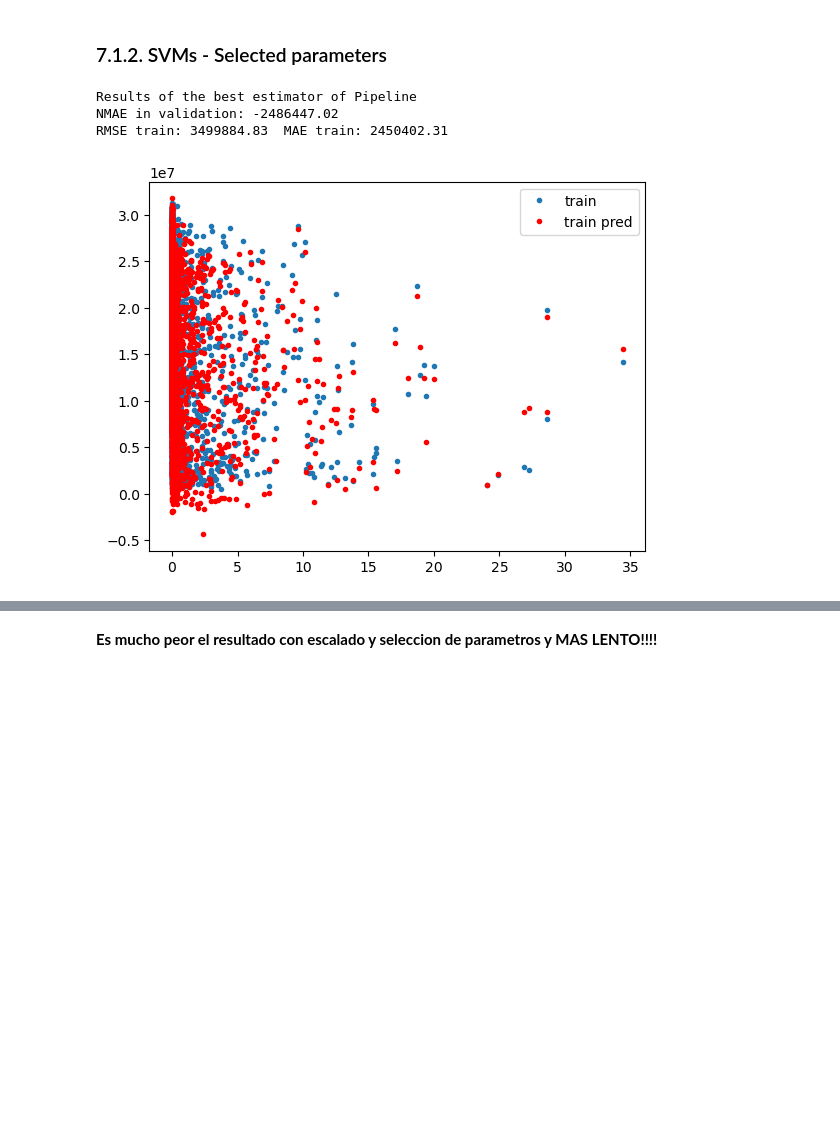
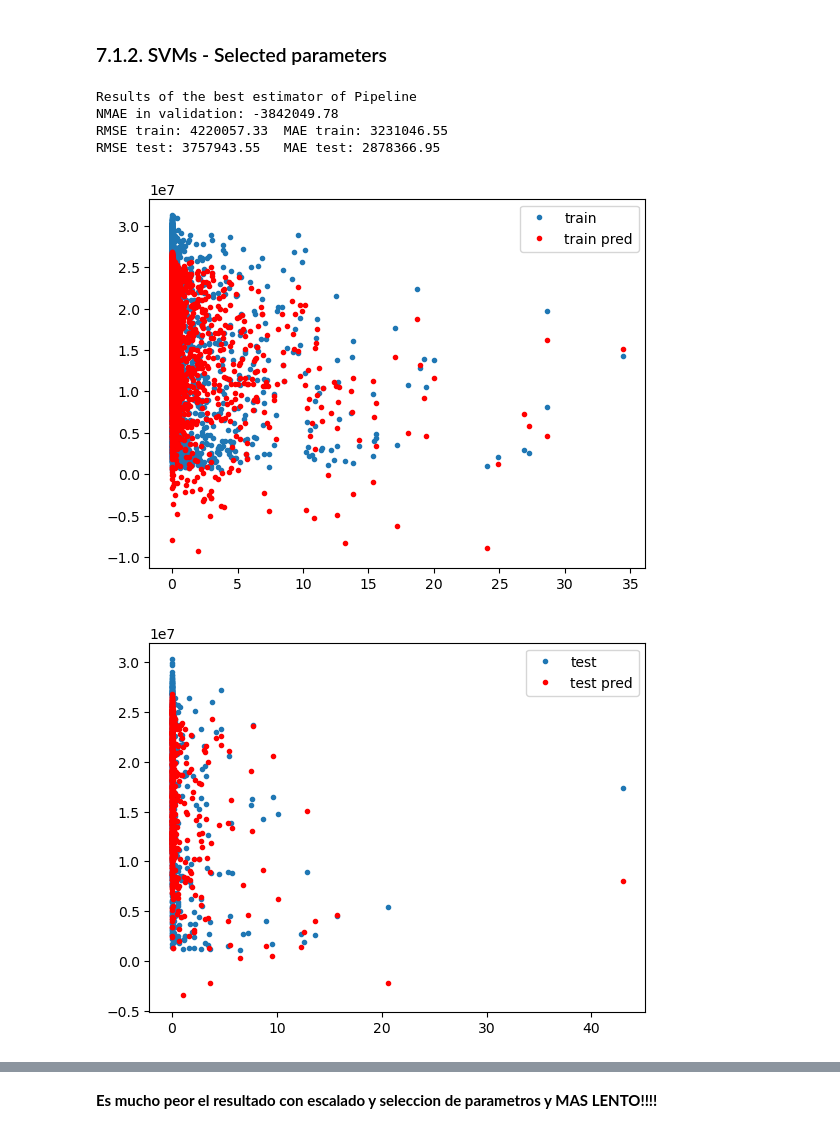
Before and after one commit to carlosiborra/AMS-2013-2014-Solar-Energy-Prediction-Contest, a Jupyter notebook: code/model.ipynb, the cells around one changed output, grey strips where cells are left out. Drawn from its saved outputs; the diff is of its cells as text; code cells hidden in the pictures; blank space fills up the shorter version.

```diff
--- a/code/model.ipynb
+++ b/code/model.ipynb
@@ -844,7 +838,7 @@ end_time = time.time()
 total_time = end_time - start_time
 
 score = train_and_test(
-    model.best_estimator_, model.best_score_, X_train, y_train
+    model.best_estimator_, model.best_score_, X_train, y_train, X_test, y_test
 )
 
 results["RegTrees_select"] = score
@@ -908,7 +904,7 @@ end_time = time.time()
 total_time = end_time - start_time
 
 score = train_and_test(
-    model.best_estimator_, model.best_score_, X_train, y_train
+    model.best_estimator_, model.best_score_, X_train, y_train, X_test, y_test
 )
 results['LinearReg_pred'] = score
 times['LinearReg_pred'] = total_time
@@ -1006,7 +1004,7 @@ for i in model:
     print(i.best_params_)
     # Now we reevaluate the model on the test set to obtain more accurate results
     scoring.append(i.best_score_)
-    all_scores.append(train_and_test(i.best_estimator_, i.best_score_, X_train, y_train))
+    all_scores.append(train_and_test(i.best_estimator_, i.best_score_, X_train, y_train, X_test, y_test))
     ln_reg_time.append(time.time() - start_time)
 
 print(ln_reg_time)
@@ -1186,11 +1186,9 @@ from sklearn.svm import SVR
 np.random.seed(10)
 n_splits = 5
 
-# ! SVM with predefined parameters
-
 pipeline = Pipeline(
     [
-        # ('scaler', StandardScaler()),
+        ('scaler', StandardScaler()),
         # ('select', SelectKBest(f_regression)),
         ("model", SVR())
     ]
@@ -1220,7 +1218,7 @@ end_time = time.time()
 total_time = end_time - start_time
 
 score = train_and_test(
-    model.best_estimator_, model.best_score_, X_train, y_train
+    model.best_estimator_, model.best_score_, X_train, y_train, X_test, y_test
 )
 
 results["SVM_pred"] = score
@@ -1278,37 +1279,39 @@ param_grid = {
 # }
 
 # Note: gamma is 1000 in the border, -> extend the range
 
 
 # We use TimeSeriesSplit to split the data in folds without losing the temporal order
 model = RandomizedSearchCV(
     pipeline,
     param_grid,
     scoring="neg_mean_absolute_error",
     cv=TimeSeriesSplit(n_splits),
     n_iter=budget,
     n_jobs=-1,
 )
 
 start_time = time.time()
 model.fit(X=X_train, y=y_train)
 end_time = time.time()
 
 total_time = end_time - start_time
 
 score = train_and_test(
-    model.best_estimator_, model.best_score_, X_train, y_train
+    model.best_estimator_, model.best_score_, X_train, y_train, X_test, y_test
 )
 
 results["SVM_select"] = score
 times["SVM_select"] = total_time
 
 print_results("SVM SELECTED PARAMETERS", model, model.best_score_, score, total_time)
 # %% [output]
 Results of the best estimator of Pipeline
-NMAE in validation: -2486447.02
-RMSE train: 3499884.83  MAE train: 2450402.31
+NMAE in validation: -3842049.78
+RMSE train: 4220057.33  MAE train: 3231046.55
+RMSE test: 3757943.55   MAE test: 2878366.95
-[figure, old version]
+[figure, new version]
+[figure, added]
 ---------------------------------------------------
 SVM SELECTED PARAMETERS best model is:
 
```
Also changed, not shown: parts of 16 cells of this notebook, 4 other files.
